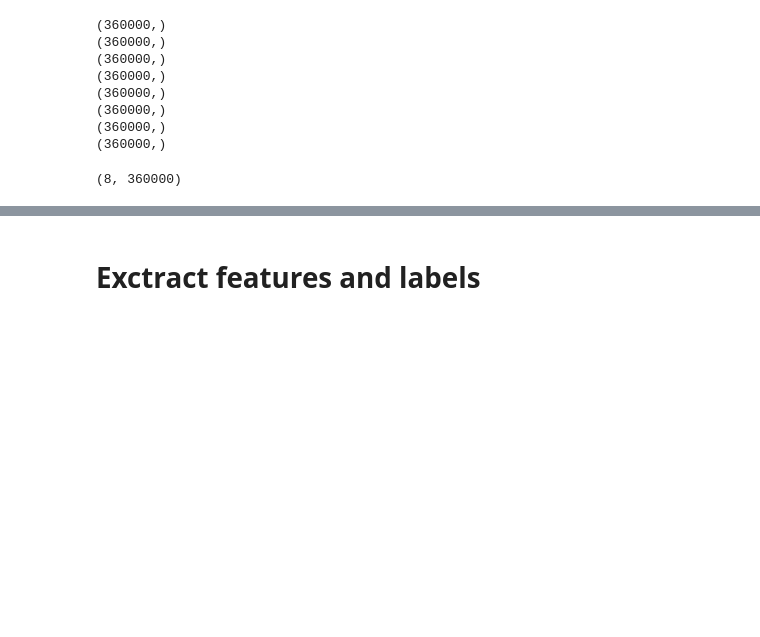
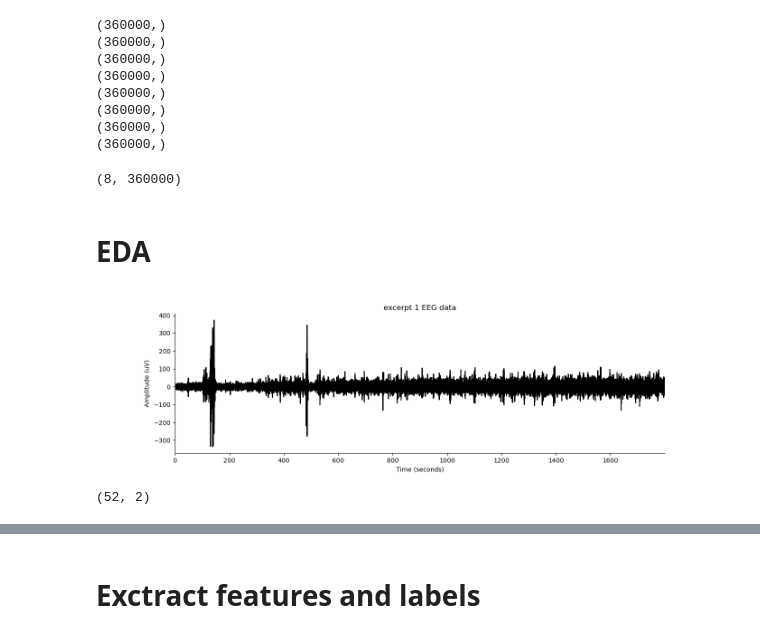
Before and after one commit to FabioLddo/personalized_sleep_spindle_detection, a Jupyter notebook: Project_Gubeli_Ippolito_Loddo.ipynb, the cells around one changed output, grey strips where cells are left out. Saved outputs shown, nothing was run; the diff lists cells and outputs as text; code cells hidden in the pictures; blank space fills up the shorter version.

Commit message:
Added plots of the spindles

```diff
--- a/Project_Gubeli_Ippolito_Loddo.ipynb
+++ b/Project_Gubeli_Ippolito_Loddo.ipynb
@@ -256,3 +264,29 @@ excerpt_signals = np.vstack(excerpt_signals)
 excerpt_signals.shape
 # %% [output]
 (8, 360000)
+# %% [markdown]
+# EDA
+# %%
+%matplotlib widget
+
+# Define sampling frequency and time vector
+sf = 200.
+times = np.arange(excerpt_signals[0].size) / sf
+
+# Plot the signal
+fig, ax = plt.subplots(1, 1, figsize=(14, 4))
+plt.plot(times, excerpt_signals[0], lw=1.5, color='k')
+plt.xlabel('Time (seconds)')
+plt.ylabel('Amplitude (uV)')
+plt.xlim([times.min(), times.max()])
+plt.title('excerpt 1 EEG data')
+sns.despine()
+# %% [output]
+[figure, added]
+# %%
+visual_1 = df_visual.iloc[:,:2]
+visual_1.dropna(inplace=True)
+visual_1 = visual_1.values
+visual_1.shape
+# %% [output]
+(52, 2)
```
Also changed, not shown: parts of 7 cells of this notebook.
